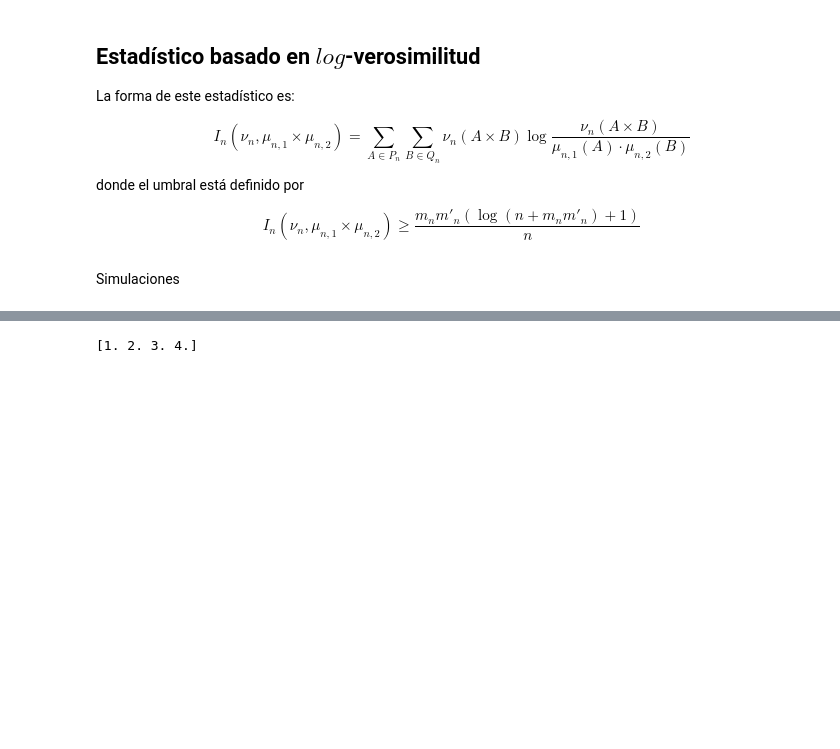
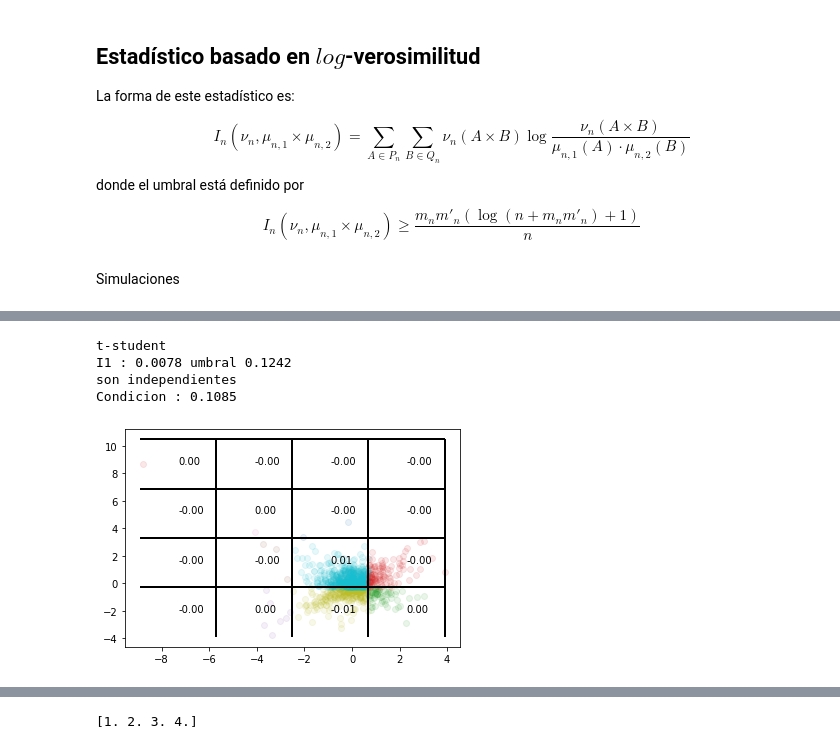
Before and after one commit to MartinVIllesca/Curso-teoria-informacion, a Jupyter notebook: simulacionesProyecto.ipynb, the cells around one changed output, grey strips where cells are left out. Drawn from its saved outputs; the diff is of its cells as text; code cells hidden in the pictures; blank space fills up the shorter version.

```diff
--- a/simulacionesProyecto.ipynb
+++ b/simulacionesProyecto.ipynb
@@ -233,0 +270,80 @@ plotear = False
+# %%
+distributions = [
+    ['t-student', np.random.standard_t,
+     [{'df': 3}],
+     [{'df': 3}]],
+    ['double exponential', np.random.laplace,
+     [{'loc':3, 'scale':1}],
+     [{'loc':3, 'scale':1}]],
+    ['uniform', np.random.uniform,
+     [{'low': -3, 'high': 3}],
+     [{'low': -1, 'high': 1}]],
+    ['t-student', np.random.standard_t,
+     [{'df': 5}],
+     [{'df': 5}]],
+    ['exponential', np.random.exponential,
+     [{'scale': 1/6}],
+     [{'scale': 1/6}]],
+#     ['double exponential', np.random.laplace,
+#      [{'loc':10, 'scale':1},
+#       {'loc': 2, 'scale':1}],
+#      [{'loc':10, 'scale':1},
+#       {'loc': 2, 'scale':1}]],
+    ['normal', np.random.normal,
+     [{'loc':-2, 'scale': 0.5},
+      {'loc': 2, 'scale': 0.5},
+      {'loc':-2, 'scale': 5},
+      {'loc': 2, 'scale': 5}],
+     [{'loc':-4, 'scale': 0.5},
+      {'loc':-4, 'scale': 5},
+      {'loc': 4, 'scale': 0.5},
+      {'loc': 4, 'scale': 5}]],
+    ['normal', np.random.normal,
+     [{'loc':-2, 'scale': 0.5},
+      {'loc': 3, 'scale': 0.5},
+      {'loc':-3, 'scale': 0.5},
+      {'loc': 2, 'scale': 5}],
+     [{'loc':-2, 'scale': 0.5},
+      {'loc':-3, 'scale': 0.5},
+      {'loc': 3, 'scale': 5},
+      {'loc': 2, 'scale': 0.5}]],
+    ['normal', np.random.normal,
+     [{'loc':-5, 'scale': 5},
+      {'loc': 2, 'scale': 0.5},
+      {'loc':-5, 'scale': 5},
+      {'loc': 2, 'scale': 0.5}],
+     [{'loc':-5, 'scale': 5},
+      {'loc':-5, 'scale': 0.5},
+      {'loc': 2, 'scale': 0.5},
+      {'loc': 2, 'scale': 0.5}]],
+#     ['chisquare', np.random.chisquare,
+#      [{'df': 3},
+#       {'df': 2},
+#       {'df': 4},
+#       {'df': 2}],
+#      [{'df': 3},
+#       {'df': 2},
+#       {'df': 4},
+#       {'df': 2}]],
+]
+
+
+for name, distribution, paramsX, paramsY in distributions:
+    print('{}'.format(name))
+    theta = 0.8
+    rotationMatrix = np.array([[np.cos(theta), -np.sin(theta)],
+                               [np.sin(theta), np.cos(theta)]])
+
+    X = samplear(distribution, paramsX)
+    Y = samplear(distribution, paramsY)
+
+    [X, Y] = rotationMatrix @ [X, Y]
+
+    I1, umbral = logLikTest(X, Y, 4, 4, plotear=True)
+    L1, umbral = l1Test(X, Y, 4, 4, plotear=True)
+# %% [output]
+t-student
+I1 : 0.0078 umbral 0.1242
+son independientes
+Condicion : 0.1085
+[figure, added]
```
Also changed, not shown: parts of 10 cells of this notebook, 2 other files.
